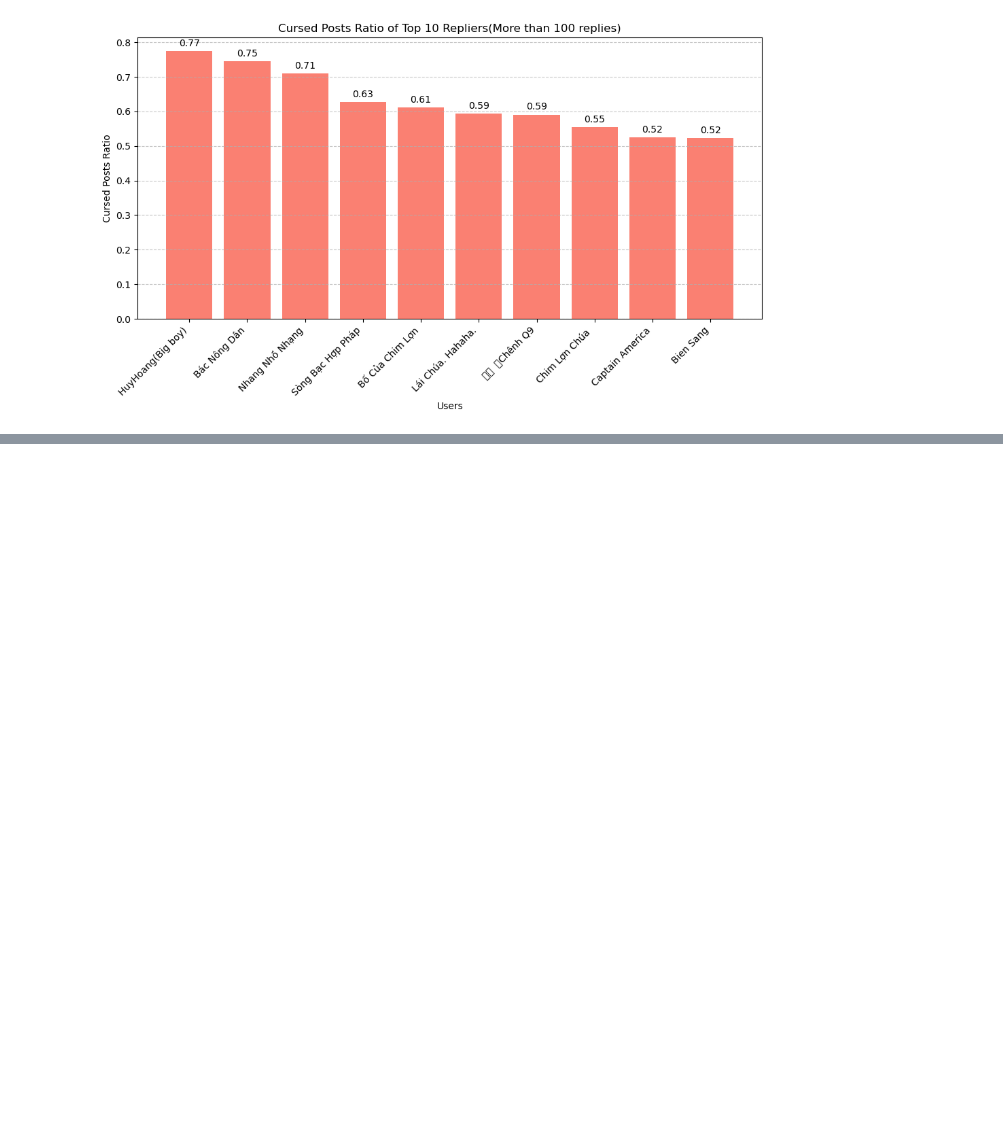
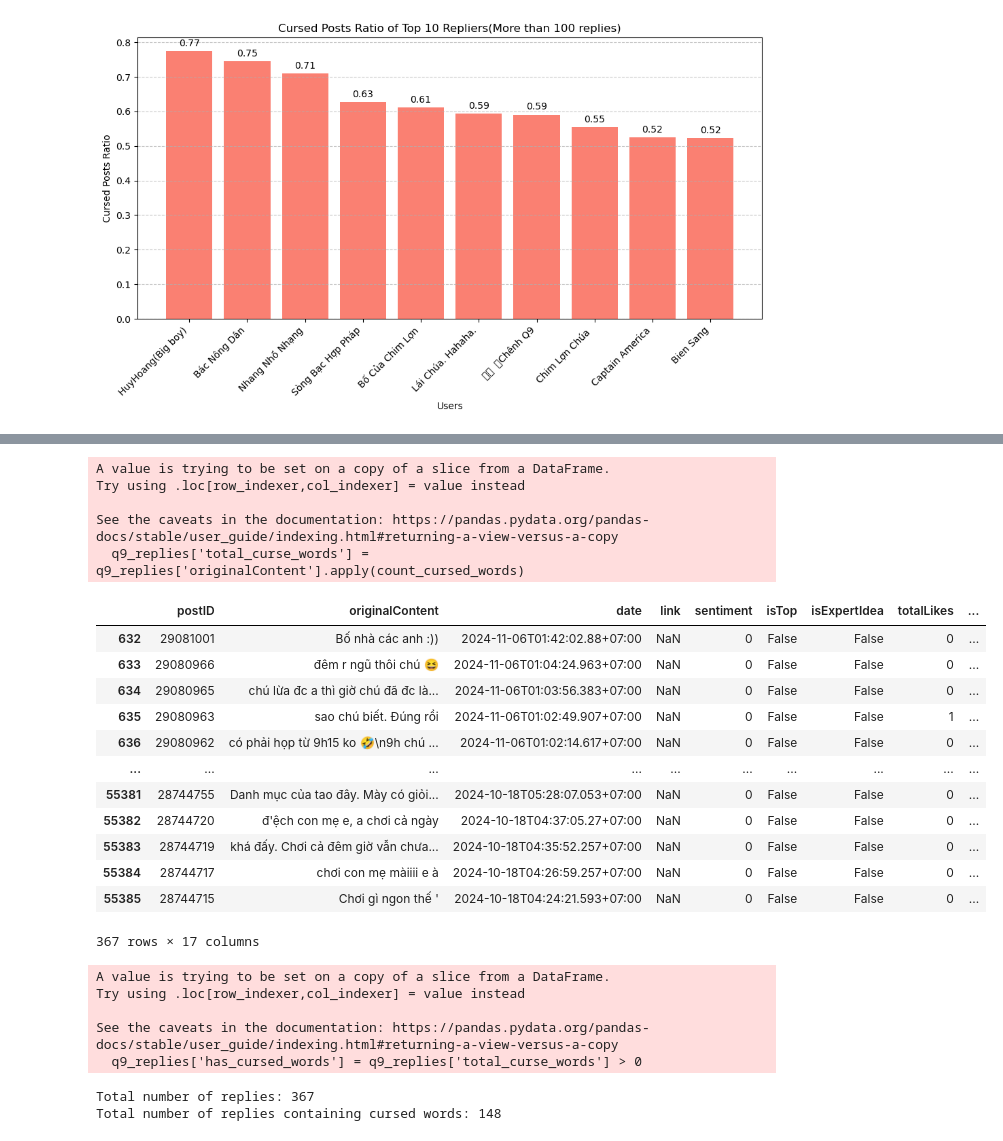
Before and after one commit to Legend0fHell/ait2006-data-processing-final, a Jupyter notebook: dantri_analyze.ipynb, the cells around one changed output, grey strips where cells are left out. Saved outputs shown, nothing was run; the diff lists cells and outputs as text; code cells hidden in the pictures; blank space fills up the shorter version.

```diff
--- a/dantri_analyze.ipynb
+++ b/dantri_analyze.ipynb
@@ -498,3 +497,6 @@ plt.tight_layout()
 plt.show()
 # %% [output]
 [figure]
+# %%
+Q9_df = posts_df[posts_df['userid'] == 'd64c98b5-0ba7-4f55-885b-97ee082d1a64']
+Q9_df.head(2)
@@ -500,0 +507,43 @@ plt.show()
+# %%
+Q9_df['totalReplies'].sum()
+q9_postid_list = Q9_df['postID'].tolist()
+q9_replies =  replies_df[replies_df['replyToPostID'].isin(q9_postid_list)]
+# %%
+q9_replies['total_curse_words'] = q9_replies['originalContent'].apply(count_cursed_words)
+q9_replies
+# %% [output]
+A value is trying to be set on a copy of a slice from a DataFrame.
+Try using .loc[row_indexer,col_indexer] = value instead
+
+See the caveats in the documentation: https://pandas.pydata.org/pandas-docs/stable/user_guide/indexing.html#returning-a-view-versus-a-copy
+  q9_replies['total_curse_words'] = q9_replies['originalContent'].apply(count_cursed_words)
+|  | postID | originalContent | date | link | sentiment | isTop | isExpertIdea | totalLikes | ... |
+| 632 | 29081001 | Bố nhà các anh :)) | 2024-11-06T01:42:02.88+07:00 | NaN | 0 | False | False | 0 | ... |
+| 633 | 29080966 | đêm r ngũ thôi chú 😆 | 2024-11-06T01:04:24.963+07:00 | NaN | 0 | False | False | 0 | ... |
+| 634 | 29080965 | chú lừa đc a thì giờ chú đã đc là... | 2024-11-06T01:03:56.383+07:00 | NaN | 0 | False | False | 0 | ... |
+| 635 | 29080963 | sao chú biết. Đúng rồi | 2024-11-06T01:02:49.907+07:00 | NaN | 0 | False | False | 1 | ... |
+| 636 | 29080962 | có phải họp từ 9h15 ko 🤣\n9h chú ... | 2024-11-06T01:02:14.617+07:00 | NaN | 0 | False | False | 0 | ... |
+| ... | ... | ... | ... | ... | ... | ... | ... | ... | ... |
+| 55381 | 28744755 | Danh mục của tao đây. Mày có giỏi... | 2024-10-18T05:28:07.053+07:00 | NaN | 0 | False | False | 0 | ... |
+| 55382 | 28744720 | đ'ệch con mẹ e, a chơi cả ngày | 2024-10-18T04:37:05.27+07:00 | NaN | 0 | False | False | 0 | ... |
+| 55383 | 28744719 | khá đấy. Chơi cả đêm giờ vẫn chưa... | 2024-10-18T04:35:52.257+07:00 | NaN | 0 | False | False | 0 | ... |
+| 55384 | 28744717 | chơi con mẹ màiiii e à | 2024-10-18T04:26:59.257+07:00 | NaN | 0 | False | False | 0 | ... |
+| 55385 | 28744715 | Chơi gì ngon thế ' | 2024-10-18T04:24:21.593+07:00 | NaN | 0 | False | False | 0 | ... |
+367 rows × 17 columns
+# %%
+q9_replies['has_cursed_words'] = q9_replies['total_curse_words'] > 0
+# %% [output]
+A value is trying to be set on a copy of a slice from a DataFrame.
+Try using .loc[row_indexer,col_indexer] = value instead
+
+See the caveats in the documentation: https://pandas.pydata.org/pandas-docs/stable/user_guide/indexing.html#returning-a-view-versus-a-copy
+  q9_replies['has_cursed_words'] = q9_replies['total_curse_words'] > 0
+# %%
+total_number_of_replies = len(q9_replies)
+total_cursed_words_posts_q9 = q9_replies['has_cursed_words'].sum()
+
+print(f'Total number of replies: {total_number_of_replies}')
+print(f'Total number of replies containing cursed words: {total_cursed_words_posts_q9}')
+# %% [output]
+Total number of replies: 367
+Total number of replies containing cursed words: 148
```
Also changed, not shown: parts of 6 cells of this notebook.
